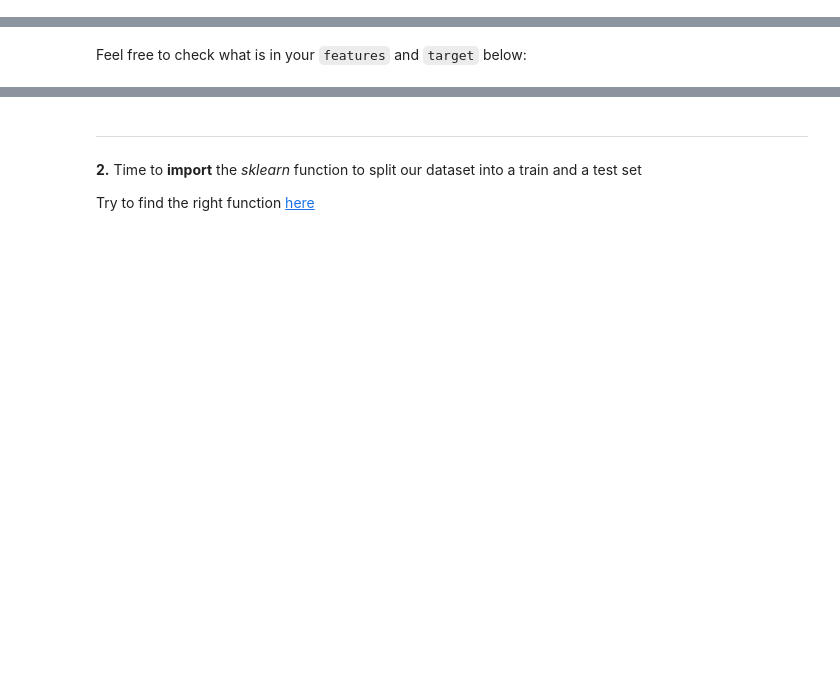
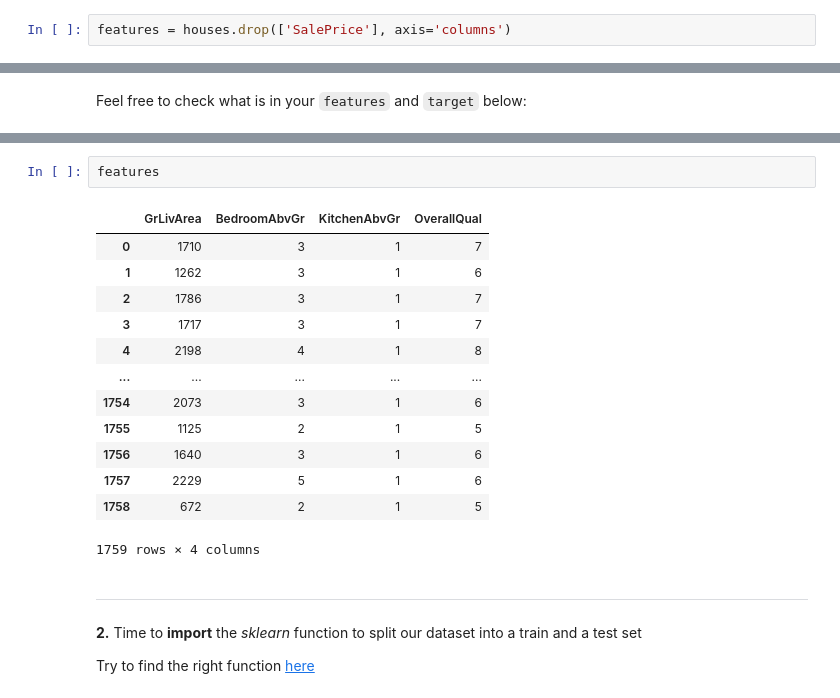
Before and after one commit to lucywang0604/dotfiles, a Jupyter notebook: house-price-prediction-project.ipynb, the cells around one changed output, grey strips where cells are left out. Saved outputs shown, nothing was run; the diff lists cells and outputs as text; blank space fills up the shorter version.

```diff
--- a/house-price-prediction-project.ipynb
+++ b/house-price-prediction-project.ipynb
@@ -137,2 +159,4 @@ Create a variable `features` containing all features:
+# %%
+features = houses.drop(['SalePrice'], axis='columns')
 # %% [markdown]
 Create a variable `target` containing the target:
@@ -145,3 +184,19 @@ Feel free to check what is in your `features` and `target` below:
+# %%
+features
+# %% [output]
+|  | GrLivArea | BedroomAbvGr | KitchenAbvGr | OverallQual |
+| 0 | 1710 | 3 | 1 | 7 |
+| 1 | 1262 | 3 | 1 | 6 |
+| 2 | 1786 | 3 | 1 | 7 |
+| 3 | 1717 | 3 | 1 | 7 |
+| 4 | 2198 | 4 | 1 | 8 |
+| ... | ... | ... | ... | ... |
+| 1754 | 2073 | 3 | 1 | 6 |
+| 1755 | 1125 | 2 | 1 | 5 |
+| 1756 | 1640 | 3 | 1 | 6 |
+| 1757 | 2229 | 5 | 1 | 6 |
+| 1758 | 672 | 2 | 1 | 5 |
+1759 rows × 4 columns
 # %% [markdown]
 --------------
 # %% [markdown]
```
Also changed, not shown: parts of 32 cells of this notebook.
